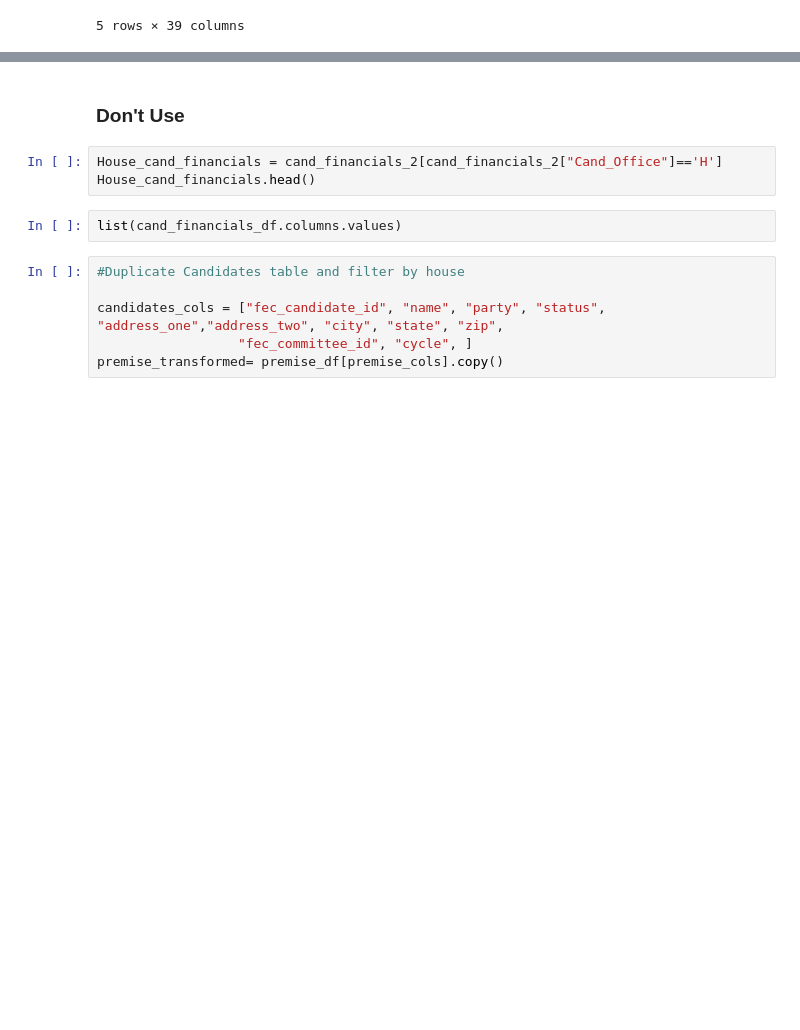
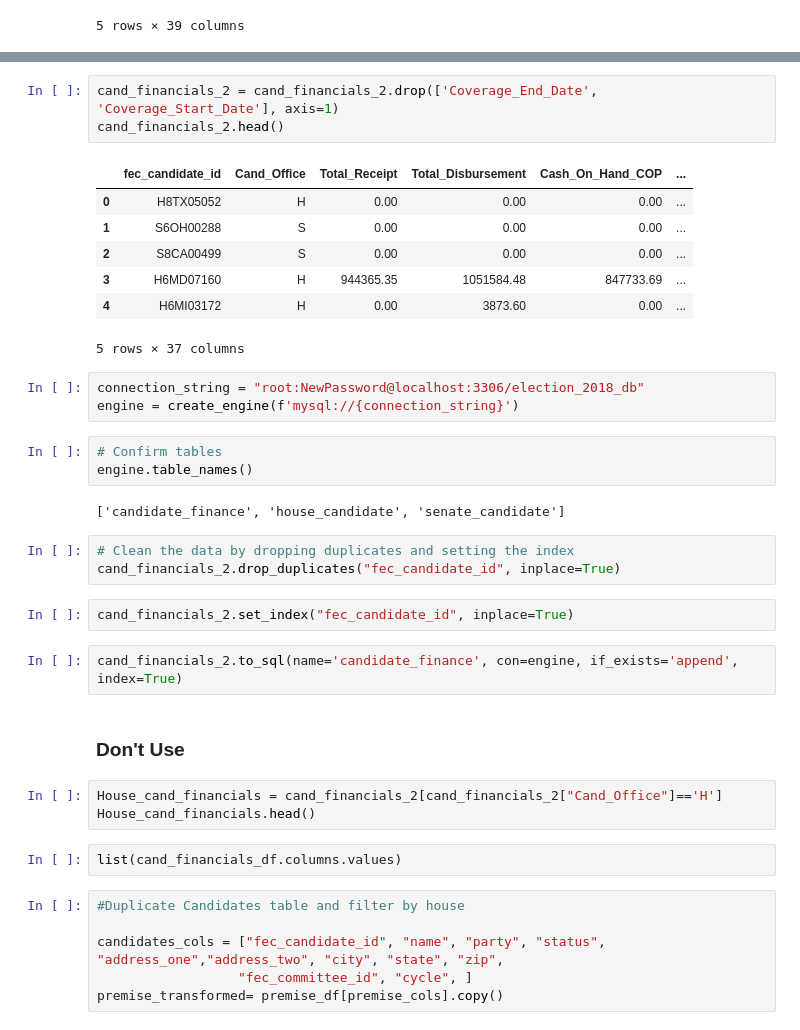
Before and after one commit to mosal2000/Election-ETL, a Jupyter notebook: Midterm Elections 2018.ipynb, the cells around one changed output, grey strips where cells are left out. Saved outputs shown, nothing was run; the diff lists cells and outputs as text; blank space fills up the shorter version.

```diff
--- a/Midterm Elections 2018.ipynb
+++ b/Midterm Elections 2018.ipynb
@@ -123,3 +135,29 @@ cand_financials_2.head()
+# %%
+cand_financials_2 = cand_financials_2.drop(['Coverage_End_Date', 'Coverage_Start_Date'], axis=1)
+cand_financials_2.head()
+# %% [output]
+|  | fec_candidate_id | Cand_Office | Total_Receipt | Total_Disbursement | Cash_On_Hand_COP | ... |
+| 0 | H8TX05052 | H | 0.00 | 0.00 | 0.00 | ... |
+| 1 | S6OH00288 | S | 0.00 | 0.00 | 0.00 | ... |
+| 2 | S8CA00499 | S | 0.00 | 0.00 | 0.00 | ... |
+| 3 | H6MD07160 | H | 944365.35 | 1051584.48 | 847733.69 | ... |
+| 4 | H6MI03172 | H | 0.00 | 3873.60 | 0.00 | ... |
+5 rows × 37 columns
+# %%
+connection_string = "root:NewPassword@localhost:3306/election_2018_db"
+engine = create_engine(f'mysql://{connection_string}')
+# %%
+# Confirm tables
+engine.table_names()
+# %% [output]
+['candidate_finance', 'house_candidate', 'senate_candidate']
+# %%
+# Clean the data by dropping duplicates and setting the index
+cand_financials_2.drop_duplicates("fec_candidate_id", inplace=True)
+# %%
+cand_financials_2.set_index("fec_candidate_id", inplace=True)
+# %%
+cand_financials_2.to_sql(name='candidate_finance', con=engine, if_exists='append', index=True)
 # %% [markdown]
 ### Don't Use
 # %%
```
Also changed, not shown: parts of 2 cells of this notebook, 1 other file.
